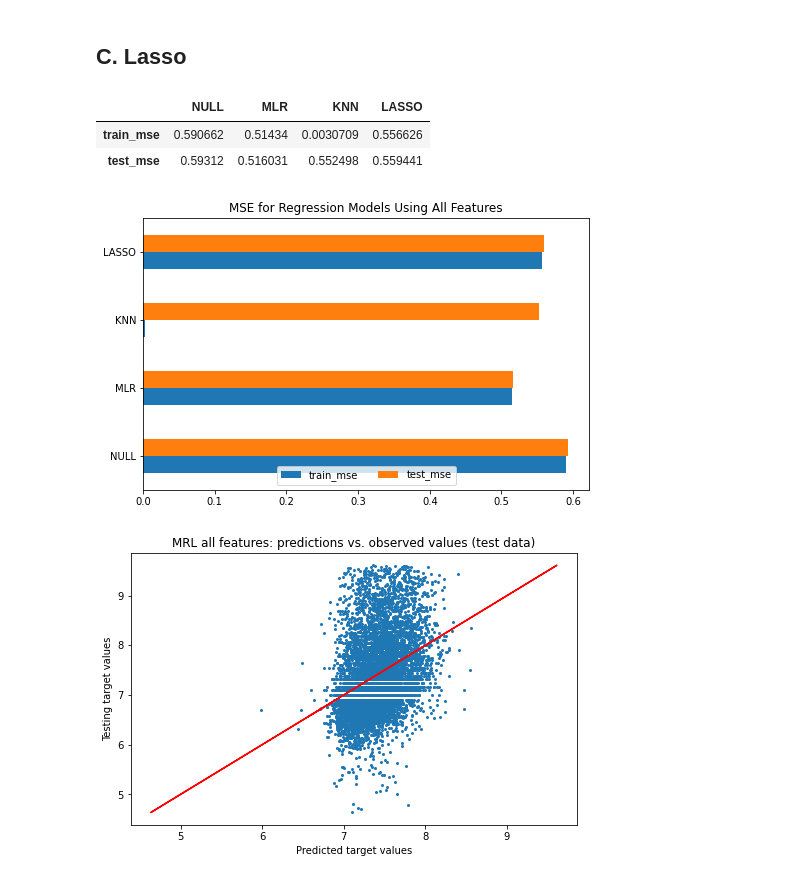
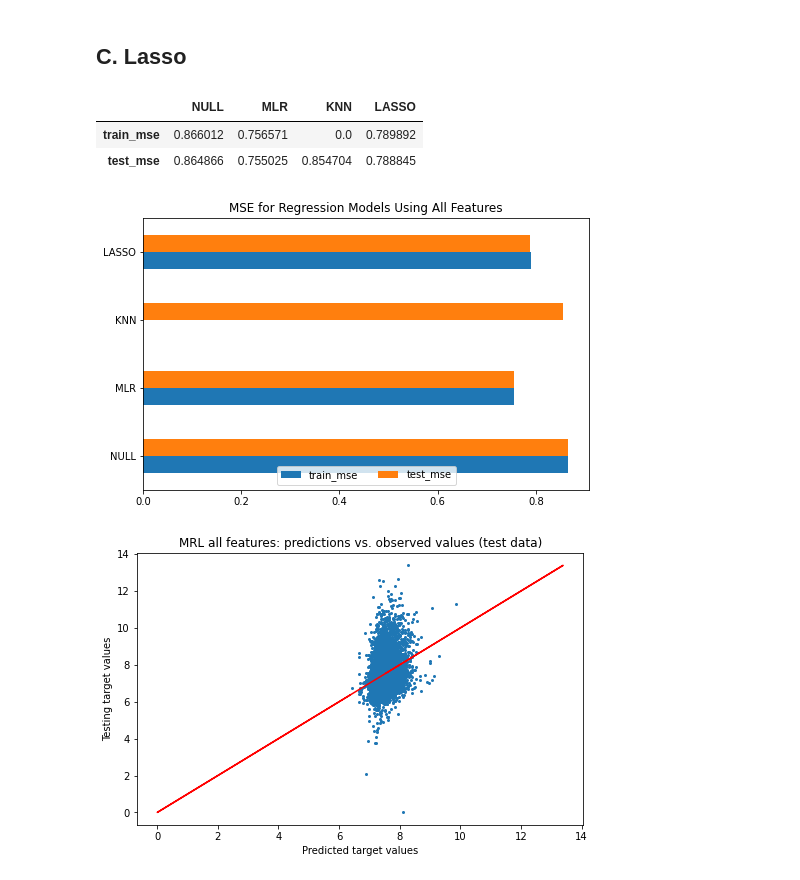
Before and after one commit to zefsgit/prediktiv_analys, a Jupyter notebook: Lecture09/Predicting Post Popularity.ipynb, the cells around one changed output. Saved outputs shown, nothing was run; the diff lists cells and outputs as text; code cells hidden in the pictures.

```diff
--- a/Lecture09/Predicting Post Popularity.ipynb
+++ b/Lecture09/Predicting Post Popularity.ipynb
@@ -86,6 +87,6 @@ import pandas as pd
 # %%
 # importing data
-data_path= './data/OnlineNewsPopularity.csv'
+data_path= 'data/OnlineNewsPopularity.csv'
 articles = pd.read_csv(data_path)
 articles.head()
 # %% [output]
@@ -98,0 +104,7 @@ articles.head()
+# %%
+# Remove whitespace
+articles.columns = articles.columns.str.strip()
+
+# Deleting non predictive columns
+non_predictive = ['url', 'timedelta']
+articles.drop(non_predictive, axis=1, inplace=True)
@@ -99,11 +121,4 @@ articles.head()
 # %%
-# Remove whitespace
-articles = articles.rename(columns=lambda x: x.strip())
-# Deleting non predictive columns
-non_predictive = ['url', 'timedelta']
-articles.drop(non_predictive, axis=1, inplace=True)
-# Removing articles with 'extreme' values
-articles = articles[(articles['shares'] > 100) & (articles['shares'] < 15000)]
 # the target is extremely skewed because there are some posts that are very popular.
 # We will apply a logaritmic transformation to this feature to address this issue.
 articles['shares'] = np.log(articles['shares'])
@@ -187,21 +202,21 @@ models.loc['test_mse','LASSO'] = mean_squared_error(y_pred=lasso.predict(x_test)
 models
 # %% [output]
 |  | NULL | MLR | KNN | LASSO |
-| train_mse | 0.590662 | 0.51434 | 0.0030709 | 0.556626 |
-| test_mse | 0.59312 | 0.516031 | 0.552498 | 0.559441 |
+| train_mse | 0.866012 | 0.756571 | 0.0 | 0.789892 |
+| test_mse | 0.864866 | 0.755025 | 0.854704 | 0.788845 |
 # %%
 fig, ax = plt.subplots(figsize=(8,5))
 models.T.plot(kind='barh', ax=ax)
 ax.set_title('MSE for Regression Models Using All Features')
 ax.legend(loc=8, ncol=5);
 # %% [output]
-[figure, old version]
+[figure, new version]
 # %%
 fig, ax = plt.subplots(figsize=(8,5))
-ax.scatter(linear_regression.predict(x_test), y_test, s=4)
+ax.scatter(lasso.predict(x_test), y_test, s=4)
 ax.plot(y_test, y_test, color='red')
 ax.set_title('MRL all features: predictions vs. observed values (test data)')
 ax.set_xlabel('Predicted target values')
 ax.set_ylabel('Testing target values');
 # %% [output]
-[figure, old version]
+[figure, new version]
```
Also changed, not shown: parts of 7 cells of this notebook, 28 other files.
